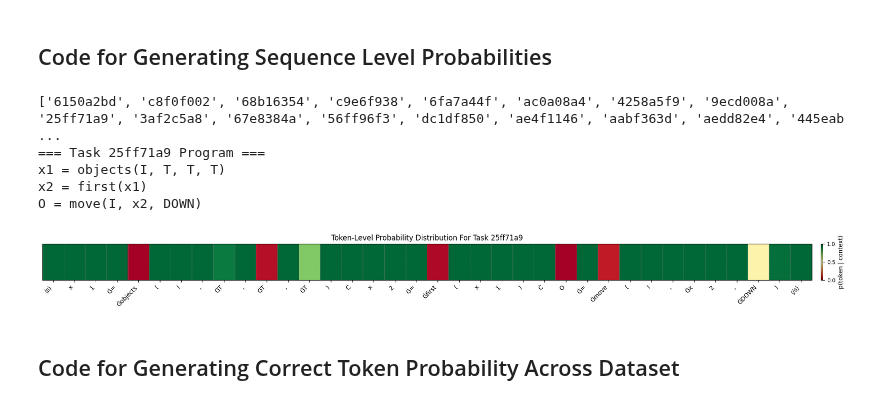
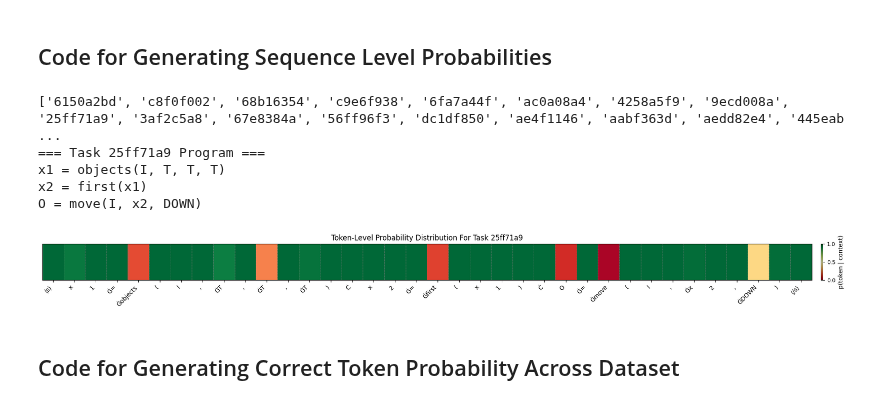
Before and after one commit to MGWSimpson/AlphaARC, a Jupyter notebook: analysis/identifying_breakpoints.ipynb, the cells around one changed output. Drawn from its saved outputs; the diff is of its cells as text; code cells hidden in the pictures.

```diff
--- a/analysis/identifying_breakpoints.ipynb
+++ b/analysis/identifying_breakpoints.ipynb
@@ -101,35 +101,35 @@ def output_correct_token_probs(task_id, tokens, p_token):
     ax.grid(which='minor', color='gray', linestyle='--', linewidth=0.5)
     ax.tick_params(axis='x', which='minor', bottom=False)
 
     # Colorbar
     cbar = plt.colorbar(im, ax=ax, pad=0.01)
     cbar.set_label("p(token | context)", fontsize=10)
     cbar.ax.tick_params(labelsize=9)
 
     plt.title(f"Token-Level Probability Distribution For Task {task_id}")
     plt.tight_layout()
     plt.savefig('../figures/sequence-level-probs.png')
     plt.show()
 
 def generate_task_level_analysis(task_id, model_path='../finetune/2025-05-27_17-42-37/checkpoint-1100'):
     task = Task.from_json(f'../data/training/{task_id}.json')
     model = T5ForConditionalGeneration.from_pretrained(model_path)
     output_program_lines(task)
     tokens, p_token = compute_logits(task, model)
     output_correct_token_probs(task.task_key, tokens, p_token)
 
 
 print(validation_tasks)
 # change here the task and model you wish to use.
 task = validation_tasks[8]
-generate_task_level_analysis(task, model_path='../finetune-checkpoint/dev-checkpoint')
+generate_task_level_analysis(task, model_path='../finetune/2025-06-16_01-31-36/checkpoint-80')
 # %% [output]
 ['6150a2bd', 'c8f0f002', '68b16354', 'c9e6f938', '6fa7a44f', 'ac0a08a4', '4258a5f9', '9ecd008a', '25ff71a9', '3af2c5a8', '67e8384a', '56ff96f3', 'dc1df850', 'ae4f1146', 'aabf363d', 'aedd82e4', '445eab ...
 === Task 25ff71a9 Program ===
 x1 = objects(I, T, T, T)
 x2 = first(x1)
 O = move(I, x2, DOWN)
-[figure, old version]
+[figure, new version]
 # %% [markdown]
 ## Code for Generating Correct Token Probability Across Dataset
 # %%
```
Also changed, not shown: parts of 8 cells of this notebook, 8 other files.
